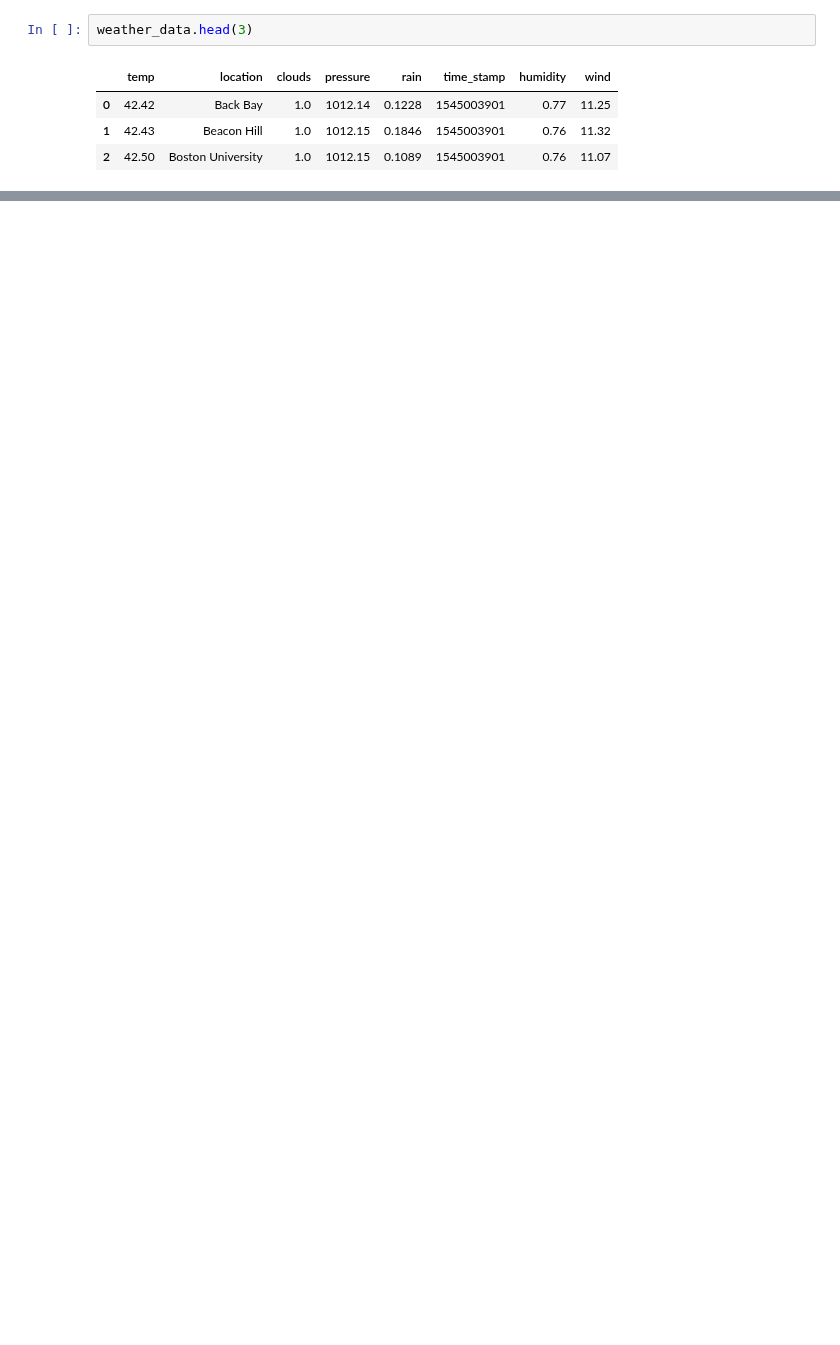
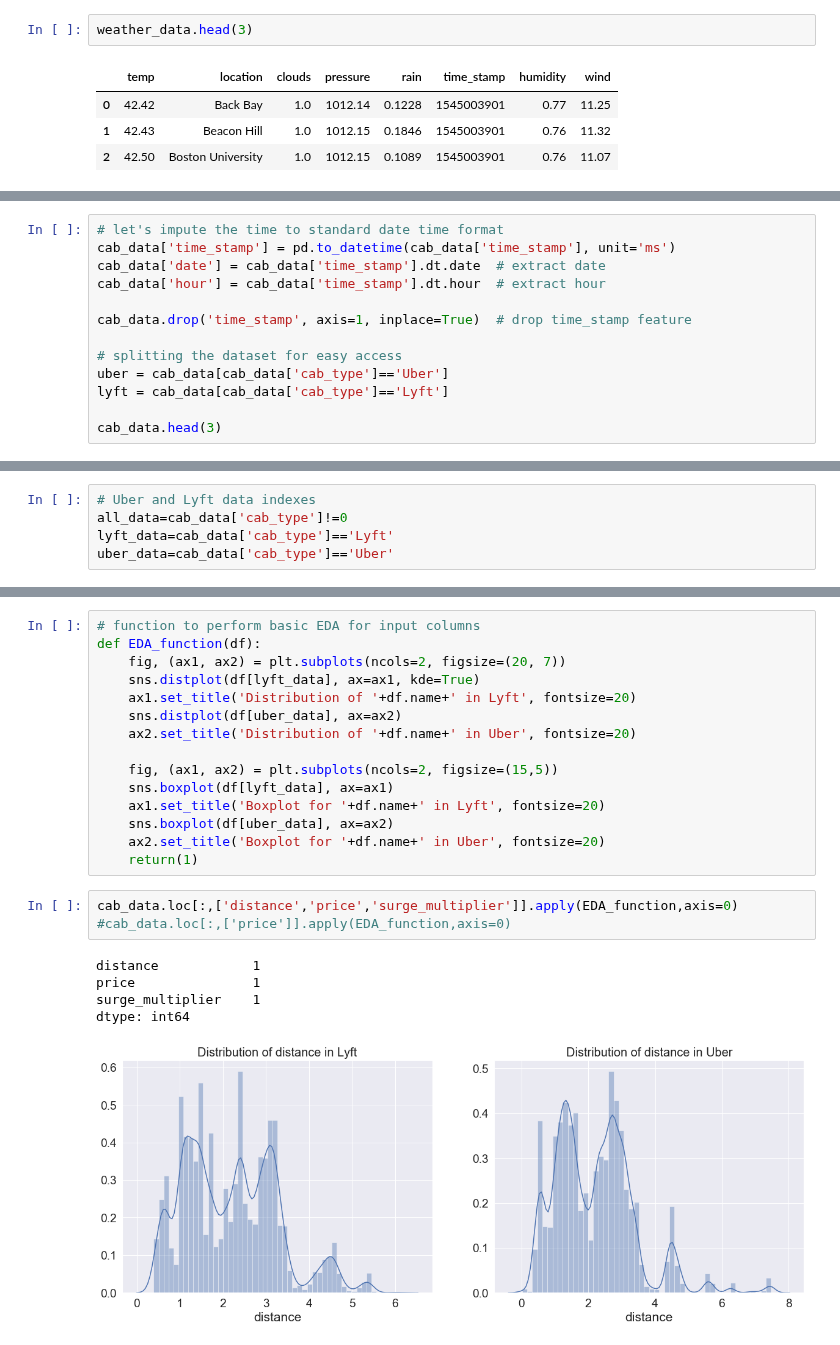
Before and after one commit to hc93/Uber-Lyft-Price-Prediction-With-Surge-Price, a Jupyter notebook: Final project.ipynb, the cells around one changed output, grey strips where cells are left out. Cells and saved outputs as stored; diff of their text form; blank space fills up the shorter version.

```diff
--- a/Final project.ipynb
+++ b/Final project.ipynb
@@ -33,0 +171,13 @@ weather_data.head(3)
+# %%
+# let's impute the time to standard date time format
+cab_data['time_stamp'] = pd.to_datetime(cab_data['time_stamp'], unit='ms')
+cab_data['date'] = cab_data['time_stamp'].dt.date  # extract date
+cab_data['hour'] = cab_data['time_stamp'].dt.hour  # extract hour
+
+cab_data.drop('time_stamp', axis=1, inplace=True)  # drop time_stamp feature
+
+# splitting the dataset for easy access
+uber = cab_data[cab_data['cab_type']=='Uber']
+lyft = cab_data[cab_data['cab_type']=='Lyft']
+
+cab_data.head(3)
@@ -33,0 +195,5 @@ weather_data.head(3)
+# %%
+# Uber and Lyft data indexes
+all_data=cab_data['cab_type']!=0
+lyft_data=cab_data['cab_type']=='Lyft'
+uber_data=cab_data['cab_type']=='Uber'
@@ -33,0 +249,24 @@ weather_data.head(3)
+# %%
+# function to perform basic EDA for input columns
+def EDA_function(df):
+    fig, (ax1, ax2) = plt.subplots(ncols=2, figsize=(20, 7))
+    sns.distplot(df[lyft_data], ax=ax1, kde=True)
+    ax1.set_title('Distribution of '+df.name+' in Lyft', fontsize=20)
+    sns.distplot(df[uber_data], ax=ax2)
+    ax2.set_title('Distribution of '+df.name+' in Uber', fontsize=20)
+
+    fig, (ax1, ax2) = plt.subplots(ncols=2, figsize=(15,5))
+    sns.boxplot(df[lyft_data], ax=ax1)
+    ax1.set_title('Boxplot for '+df.name+' in Lyft', fontsize=20)
+    sns.boxplot(df[uber_data], ax=ax2)
+    ax2.set_title('Boxplot for '+df.name+' in Uber', fontsize=20)
+    return(1)
+# %%
+cab_data.loc[:,['distance','price','surge_multiplier']].apply(EDA_function,axis=0)
+#cab_data.loc[:,['price']].apply(EDA_function,axis=0)
+# %% [output]
+distance            1
+price               1
+surge_multiplier    1
+dtype: int64
+[figure, added]
```
Also changed, not shown: parts of 62 cells of this notebook.
